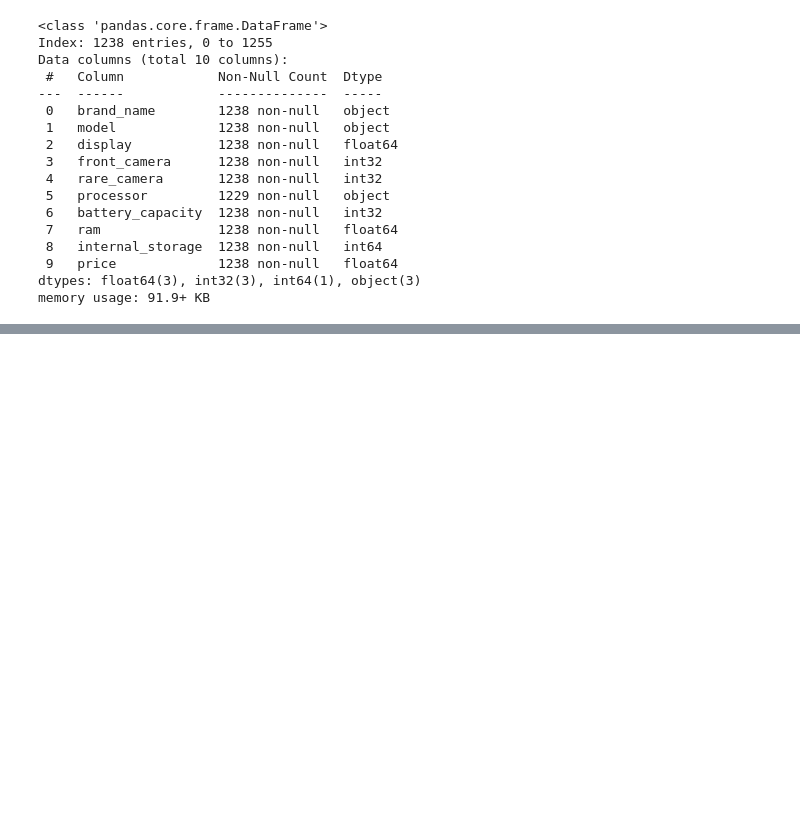
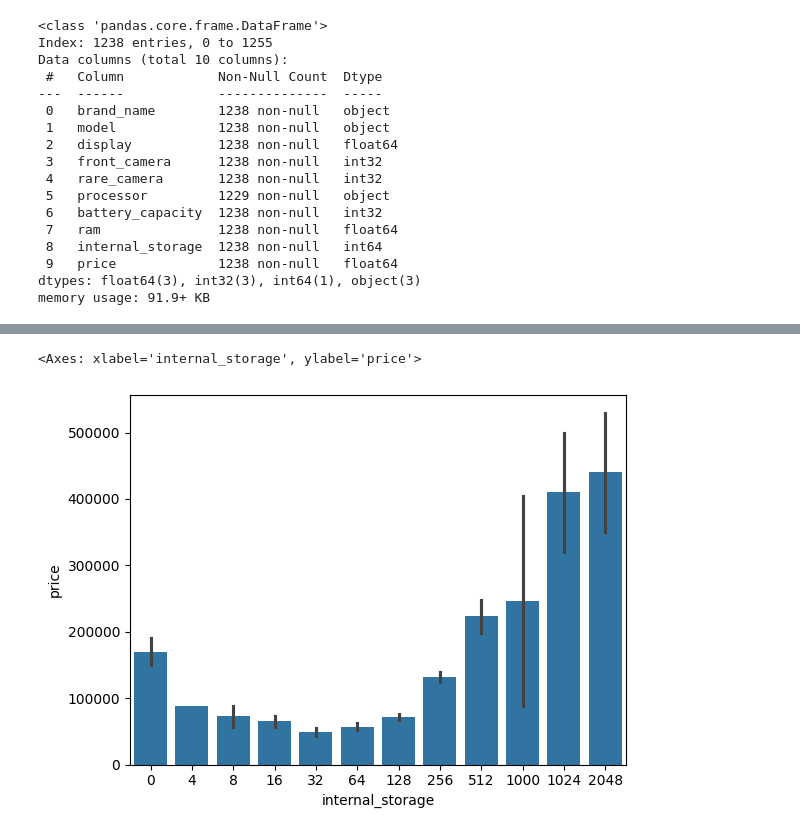
Before and after one commit to ChitwanRana/Predictive-Price-Estimator, a Jupyter notebook: SMARTPHONE/SmartPhone_Price_Prediction.ipynb, the cells around one changed output, grey strips where cells are left out. Drawn from its saved outputs; the diff is of its cells as text; code cells hidden in the pictures; blank space fills up the shorter version.

```diff
--- a/SMARTPHONE/SmartPhone_Price_Prediction.ipynb
+++ b/SMARTPHONE/SmartPhone_Price_Prediction.ipynb
@@ -432,0 +441,5 @@ smartphone['ram']=smartphone['ram'].astype(int)
+# %%
+sns.barplot(x=smartphone['internal_storage'],y=smartphone['price'])
+# %% [output]
+<Axes: xlabel='internal_storage', ylabel='price'>
+[figure, added]
```
Also changed, not shown: parts of 5 cells of this notebook.
